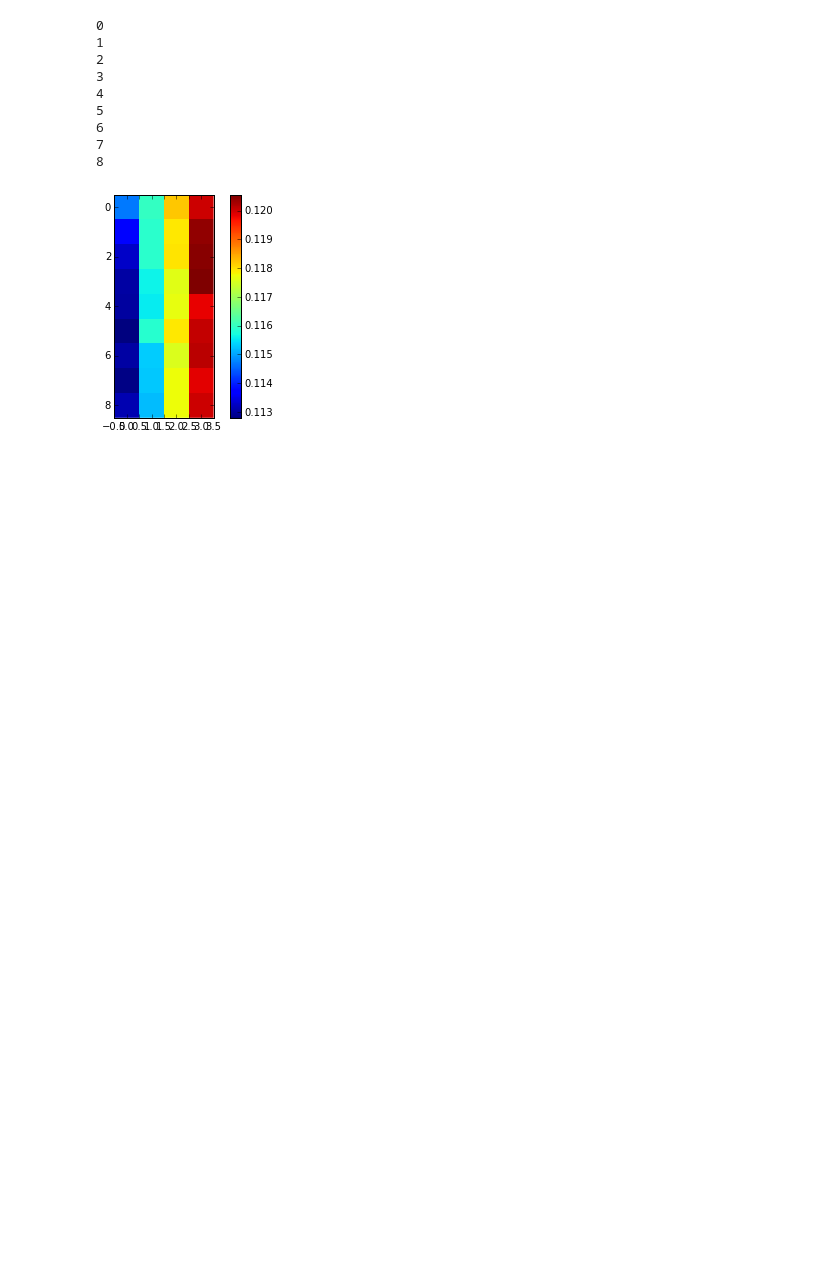
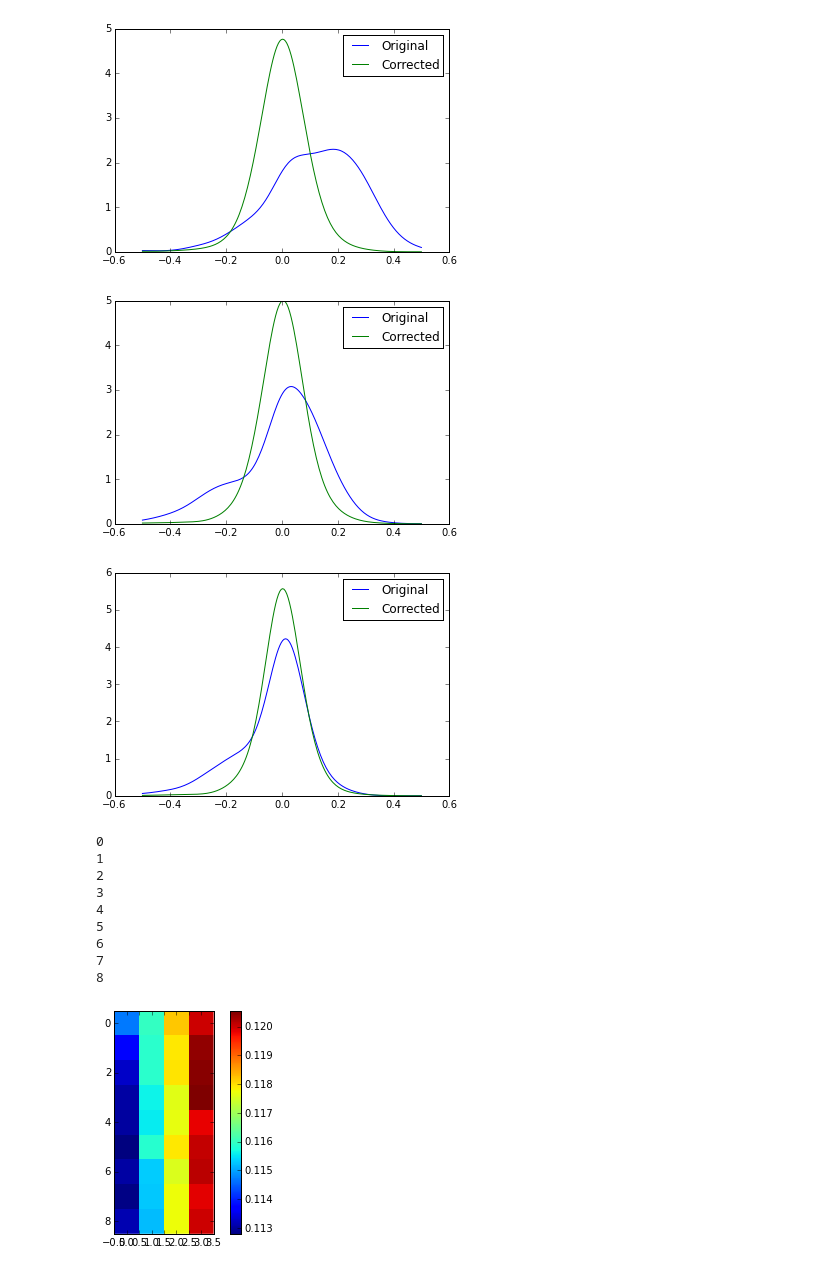
Before and after one commit to GT-Master/ASO_Lidar, a Jupyter notebook: recon_lidar_error_stat.ipynb, the cells around one changed output. Drawn from its saved outputs; the diff is of its cells as text; code cells hidden in the pictures; blank space fills up the shorter version.

Commit message:
Plotting the error distribution before and after correction for all dates in April

```diff
--- a/recon_lidar_error_stat.ipynb
+++ b/recon_lidar_error_stat.ipynb
@@ -614,3 +612,11 @@ def plot_err_dist_before_and_after(site_abbr, date_time, shift=False):
+# %%
+date_time_list = [datetime(2014, 4, 6), datetime(2014, 4, 14), datetime(2014, 4, 23), datetime(2014, 4, 29)]
+for date_time in date_time_list:
+    plot_err_dist_before_and_after("MB", date_time, shift=True)
+# %% [output]
+[figure, added]
+[figure, added]
+[figure, added]
 # %%
 date_time_list = [datetime(2014, 4, 14), datetime(2014, 4, 23), datetime(2014, 4, 29)]
 for temp_date_time in date_time_list:
```
Also changed, not shown: parts of 2 cells of this notebook.
